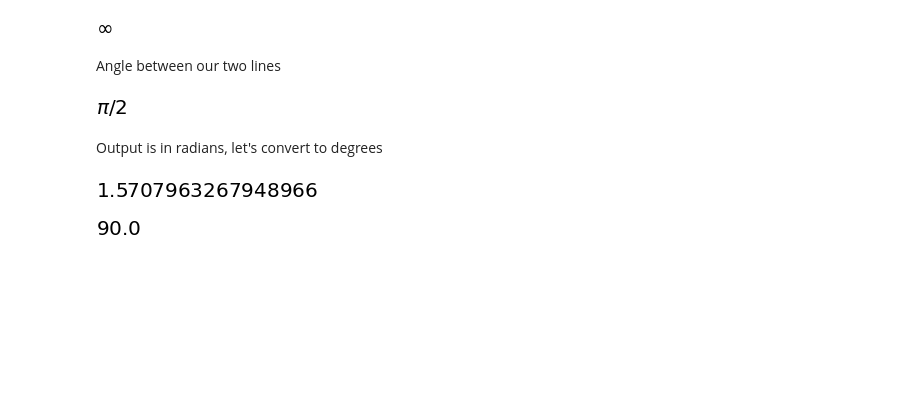
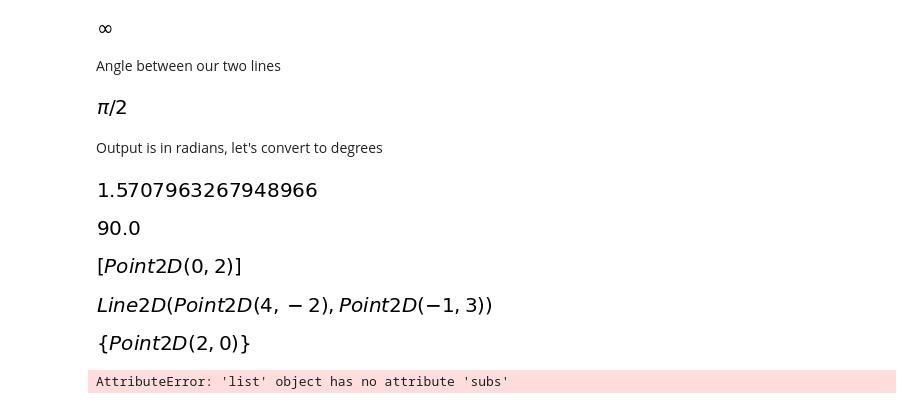
Before and after one commit to snifflesnrumjum/GAP_Python, a Jupyter notebook: GAP_Python_Workshop_4.ipynb, the cells around one changed output. Cells and saved outputs as stored; diff of their text form; code cells hidden in the pictures; blank space fills up the shorter version.

```diff
--- a/GAP_Python_Workshop_4.ipynb
+++ b/GAP_Python_Workshop_4.ipynb
@@ -464,3 +474,19 @@ float(first.angle_between(second))
 np.rad2deg(float(first.angle_between(second)))
 # %% [output]
 [figure]
+# %%
+second.intersection(l)
+# %% [output]
+[figure, added]
+# %%
+l
+# %% [output]
+[figure, added]
+# %%
+l.intersect(first)
+# %% [output]
+[figure, added]
+# %%
+sympy.solve(sympy.sympify(['-1*x+y-3', '-1*x+y+2']).subs('x', (4,-1)), 'y')
+# %% [output]
+AttributeError: 'list' object has no attribute 'subs'
```
Also changed, not shown: parts of 5 cells of this notebook.
